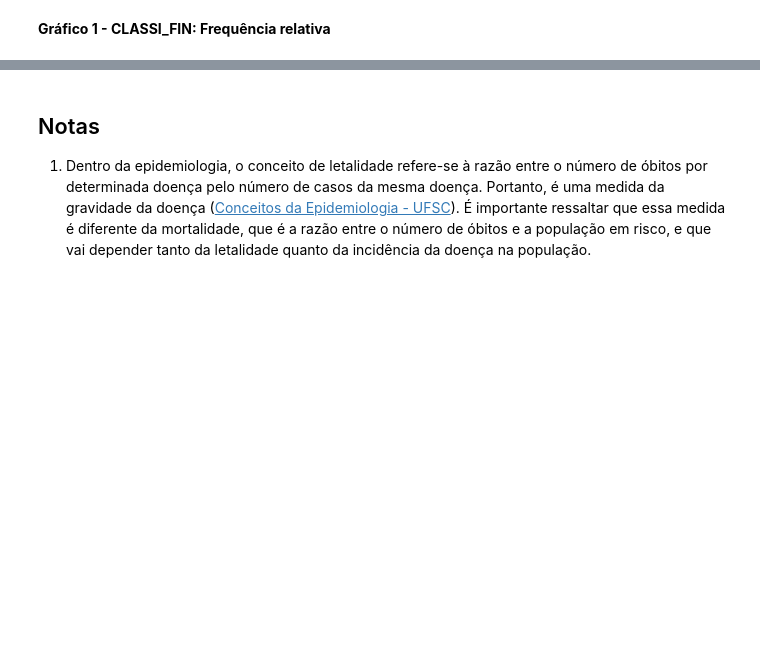
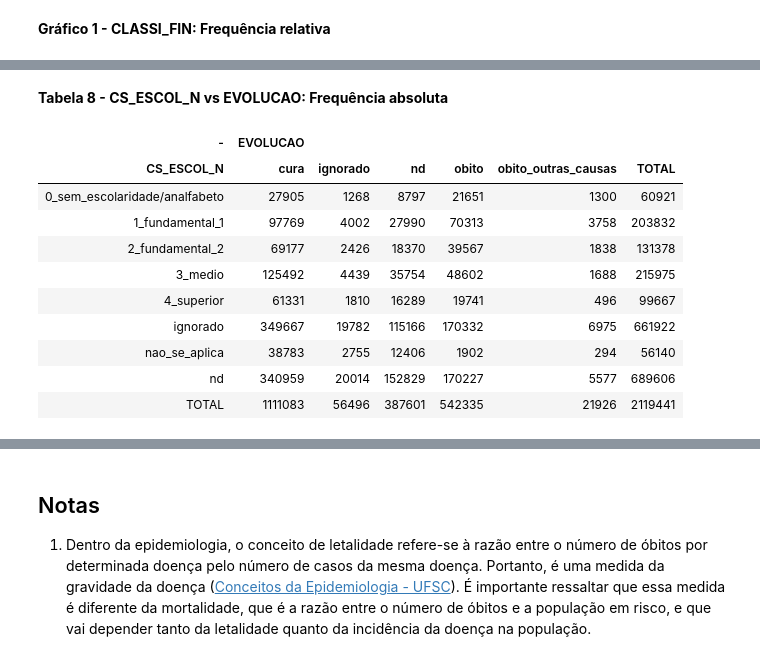
Before and after one commit to victor-marchesini/myfastpage, a Jupyter notebook: _notebooks/2021-06-06-AtividadeFinal-Parte1.ipynb, the cells around one changed output, grey strips where cells are left out. Drawn from its saved outputs; the diff is of its cells as text; code cells hidden in the pictures; blank space fills up the shorter version.

```diff
--- a/_notebooks/2021-06-06-AtividadeFinal-Parte1.ipynb
+++ b/_notebooks/2021-06-06-AtividadeFinal-Parte1.ipynb
@@ -749,0 +724,5 @@ show_table(df,cols_left=None,use_index=0,drop_original_index=False,multi_index=T
+# %%
+#hide
+i_col = 1
+col = qualitative_cols[i_col]
+print(f'\n  Variável - {col}: {var_dict[col]}')
@@ -749,0 +762,2 @@ show_table(df,cols_left=None,use_index=0,drop_original_index=False,multi_index=T
+# %% [markdown]
+**Tabela 8 - CS_ESCOL_N vs EVOLUCAO: Frequência absoluta**
@@ -749,0 +772,23 @@ show_table(df,cols_left=None,use_index=0,drop_original_index=False,multi_index=T
+# %%
+#hide_input
+
+df = df1.copy()
+df = add_total_row(df)
+
+df = df.set_index(df.columns[0])
+
+
+formatter = {col:'{:.0f}'.format for col in df.columns[:]}
+show_table(df,cols_left=None,use_index=1,drop_original_index=False,multi_index=True,**formatter,add_total_row=1).hide_index()
+# %% [output]
+| - | EVOLUCAO |  |  |  |  |  |
+| CS_ESCOL_N | cura | ignorado | nd | obito | obito_outras_causas | TOTAL |
+| 0_sem_escolaridade/analfabeto | 27905 | 1268 | 8797 | 21651 | 1300 | 60921 |
+| 1_fundamental_1 | 97769 | 4002 | 27990 | 70313 | 3758 | 203832 |
+| 2_fundamental_2 | 69177 | 2426 | 18370 | 39567 | 1838 | 131378 |
+| 3_medio | 125492 | 4439 | 35754 | 48602 | 1688 | 215975 |
+| 4_superior | 61331 | 1810 | 16289 | 19741 | 496 | 99667 |
+| ignorado | 349667 | 19782 | 115166 | 170332 | 6975 | 661922 |
+| nao_se_aplica | 38783 | 2755 | 12406 | 1902 | 294 | 56140 |
+| nd | 340959 | 20014 | 152829 | 170227 | 5577 | 689606 |
+| TOTAL | 1111083 | 56496 | 387601 | 542335 | 21926 | 2119441 |
```
Also changed, not shown: parts of 39 cells of this notebook.
